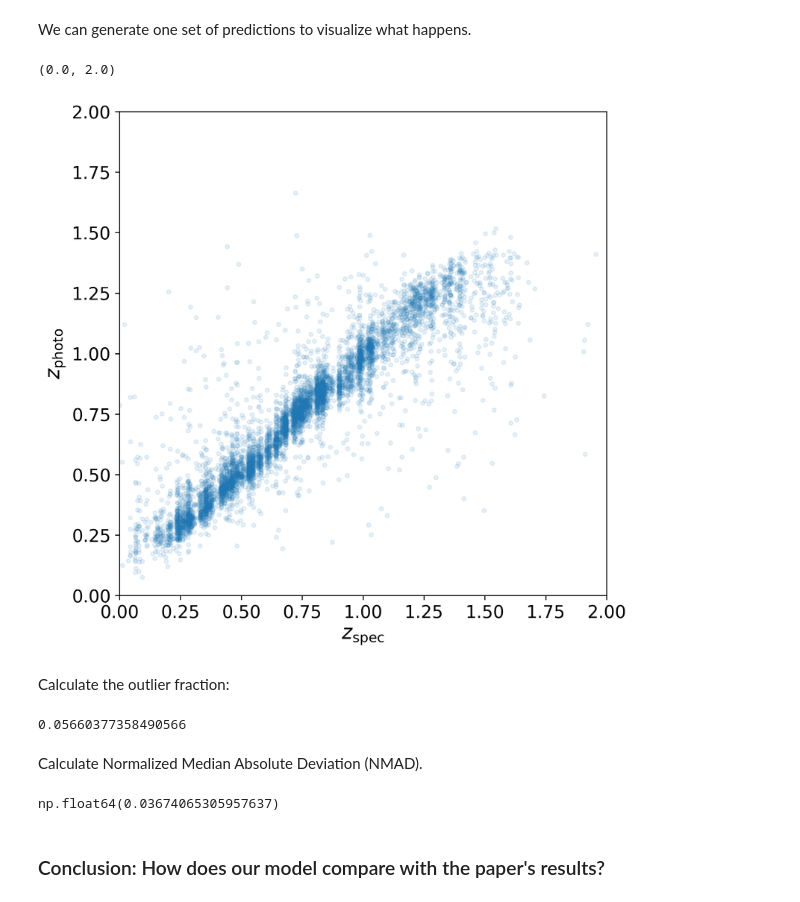
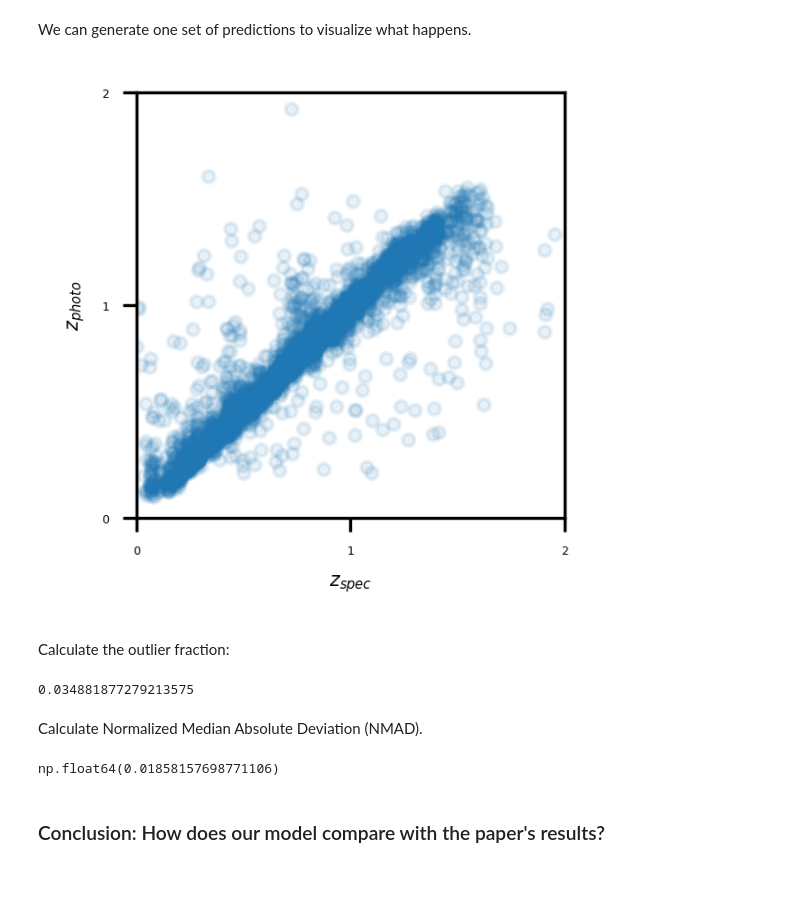
Before and after one commit to seoserang/phys255ml, a Jupyter notebook: 9 Ensemble/PZ_RFColor.ipynb, the cells around one changed output. Saved outputs shown, nothing was run; the diff lists cells and outputs as text; code cells hidden in the pictures.

```diff
--- a/9 Ensemble/PZ_RFColor.ipynb
+++ b/9 Ensemble/PZ_RFColor.ipynb
@@ -406,4 +397,10 @@ Our final set is made of the six original features and it has 6,307 objects.
+# %%
+mags['ug'] = mags['u_apercor'] - mags['g_apercor']
+mags['gr'] = mags['g_apercor'] - mags['r_apercor']
+mags['ri'] = mags['r_apercor'] - mags['i_apercor']
+mags['iz'] = mags['i_apercor'] - mags['z_apercor']
+mags['zy'] = mags['z_apercor'] - mags['y_apercor']
 # %%
-sel_features = mags[['u_apercor', 'g_apercor', 'r_apercor', 'i_apercor', 'z_apercor','y_apercor']]
+sel_features = mags[['ug', 'gr', 'ri', 'i_apercor', 'iz','zy']]
 sel_features.head()
 # %% [output]
@@ -480,26 +479,28 @@ We can generate one set of predictions to visualize what happens.
 # %%
 ypred = cross_val_predict(bm, sel_features,sel_target, cv = KFold(n_splits=5, shuffle=True, random_state=10))
 # %%
-fig3 = plt.figure(figsize=(7,7))
+fig3 = plt.figure(figsize=(2,2))
 plt.scatter(sel_target,ypred, s =10, alpha=0.1)
-plt.xlabel('$z_\mathrm{spec}$')
-plt.ylabel('$z_\mathrm{photo}$')
-plt.ylim(0,2)
-plt.xlim(0,2)
+plt.xlabel('$z_{spec}$', fontsize=5);
+plt.ylabel('$z_{photo}$', fontsize=5);
+plt.xticks(fontsize=3);
+plt.yticks(fontsize=3);
+plt.ylim(0,2);
+plt.xlim(0,2);
+plt.show();
 # %% [output]
-(0.0, 2.0)
-[figure, old version]
+[figure, new version]
 # %% [markdown]
 Calculate the outlier fraction:
 # %%
 len(np.where(np.abs(sel_target-ypred)>0.15*(1+sel_target))[0])/len(sel_target)
 # %% [output]
-0.05660377358490566
+0.034881877279213575
 # %% [markdown]
 Calculate Normalized Median Absolute Deviation (NMAD).
 # %%
 1.48*np.median(np.abs(sel_target-ypred)/(1 + sel_target))
 # %% [output]
-np.float64(0.03674065305957637)
+np.float64(0.01858157698771106)
 # %% [markdown]
 ### Conclusion: How does our model compare with the paper's results?
```
Also changed, not shown: parts of 35 cells of this notebook, 1 other file.
